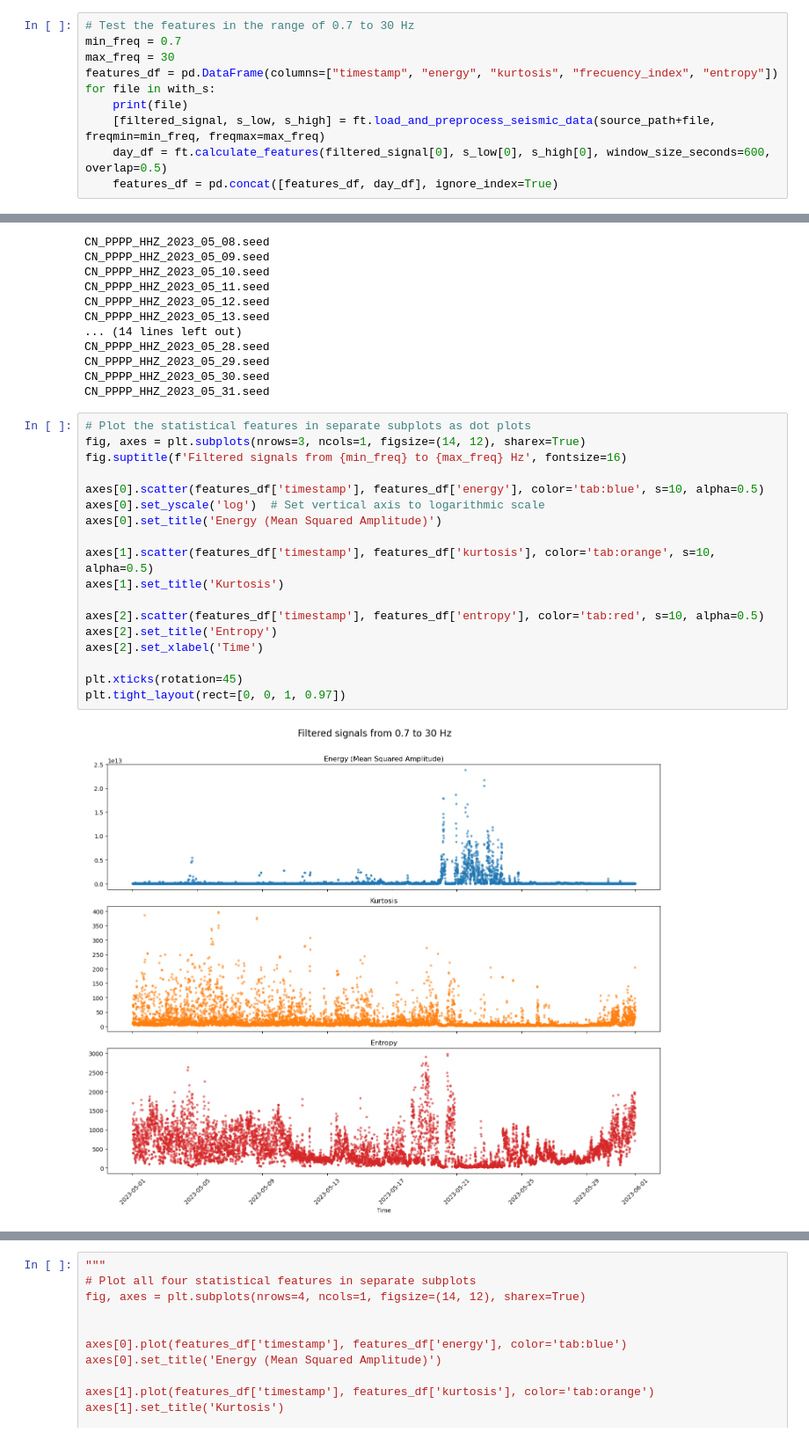
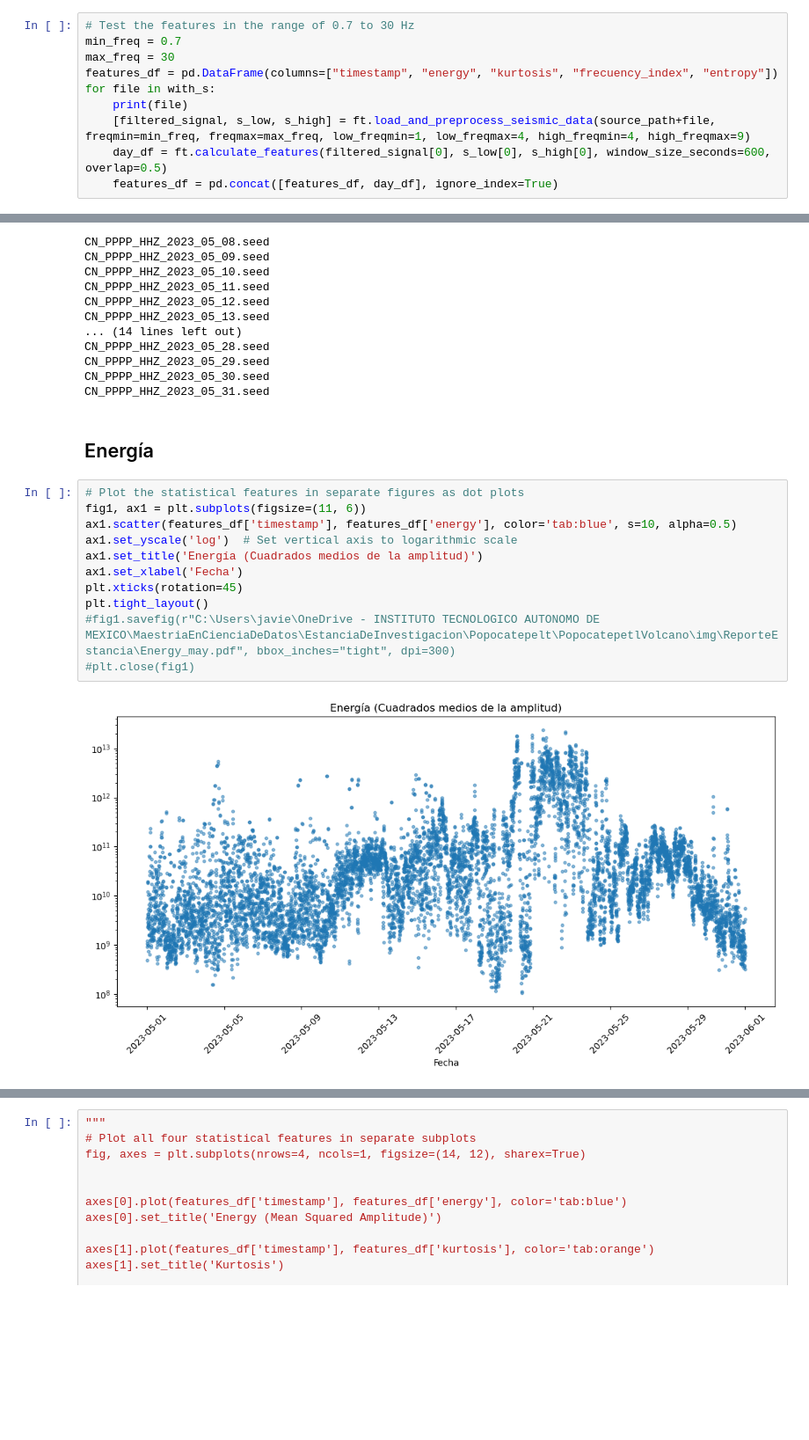
Before and after one commit to javierMoG/PopocatepetlVolcano, a Jupyter notebook: src/extract_features.ipynb, the cells around one changed output, grey strips where cells are left out. Shown at 88% size. Saved outputs shown, nothing was run; the diff lists cells and outputs as text; blank space fills up the shorter version.

Commit message:
feature: add plot prints

```diff
--- a/src/extract_features.ipynb
+++ b/src/extract_features.ipynb
@@ -31,7 +31,7 @@ max_freq = 30
 features_df = pd.DataFrame(columns=["timestamp", "energy", "kurtosis", "frecuency_index", "entropy"])
 for file in with_s:
     print(file)
-    [filtered_signal, s_low, s_high] = ft.load_and_preprocess_seismic_data(source_path+file, freqmin=min_freq, freqmax=max_freq)
+    [filtered_signal, s_low, s_high] = ft.load_and_preprocess_seismic_data(source_path+file, freqmin=min_freq, freqmax=max_freq, low_freqmin=1, low_freqmax=4, high_freqmin=4, high_freqmax=9)
     day_df = ft.calculate_features(filtered_signal[0], s_low[0], s_high[0], window_size_seconds=600, overlap=0.5)
     features_df = pd.concat([features_df, day_df], ignore_index=True)
 # %% [output]
@@ -53,23 +53,18 @@ CN_PPPP_HHZ_2023_05_28.seed
 CN_PPPP_HHZ_2023_05_29.seed
 CN_PPPP_HHZ_2023_05_30.seed
 CN_PPPP_HHZ_2023_05_31.seed
+# %% [markdown]
+## Energía
 # %%
-# Plot the statistical features in separate subplots as dot plots
-fig, axes = plt.subplots(nrows=3, ncols=1, figsize=(14, 12), sharex=True)
-fig.suptitle(f'Filtered signals from {min_freq} to {max_freq} Hz', fontsize=16)
-
-axes[0].scatter(features_df['timestamp'], features_df['energy'], color='tab:blue', s=10, alpha=0.5)
-axes[0].set_yscale('log')  # Set vertical axis to logarithmic scale
-axes[0].set_title('Energy (Mean Squared Amplitude)')
-
-axes[1].scatter(features_df['timestamp'], features_df['kurtosis'], color='tab:orange', s=10, alpha=0.5)
-axes[1].set_title('Kurtosis')
-
-axes[2].scatter(features_df['timestamp'], features_df['entropy'], color='tab:red', s=10, alpha=0.5)
-axes[2].set_title('Entropy')
-axes[2].set_xlabel('Time')
-
+# Plot the statistical features in separate figures as dot plots
+fig1, ax1 = plt.subplots(figsize=(11, 6))
+ax1.scatter(features_df['timestamp'], features_df['energy'], color='tab:blue', s=10, alpha=0.5)
+ax1.set_yscale('log')  # Set vertical axis to logarithmic scale
+ax1.set_title('Energía (Cuadrados medios de la amplitud)')
+ax1.set_xlabel('Fecha')
 plt.xticks(rotation=45)
-plt.tight_layout(rect=[0, 0, 1, 0.97])
+plt.tight_layout()
+#fig1.savefig(r"C:\Users\javie\OneDrive - INSTITUTO TECNOLOGICO AUTONOMO DE MEXICO\MaestriaEnCienciaDeDatos\EstanciaDeInvestigacion\Popocatepelt\PopocatepetlVolcano\img\ReporteEstancia\Energy_may.pdf", bbox_inches="tight", dpi=300)
+#plt.close(fig1)
 # %% [output]
-[figure, old version]
+[figure, new version]
```
Also changed, not shown: parts of 4 cells of this notebook.
